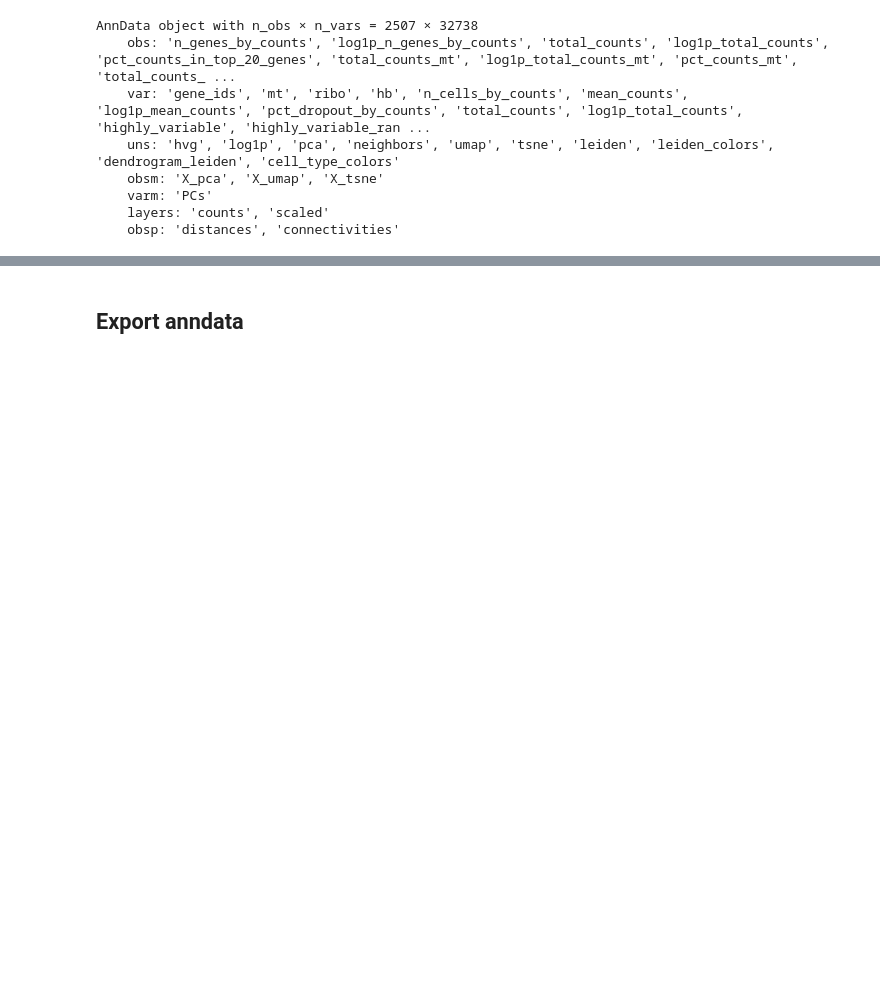
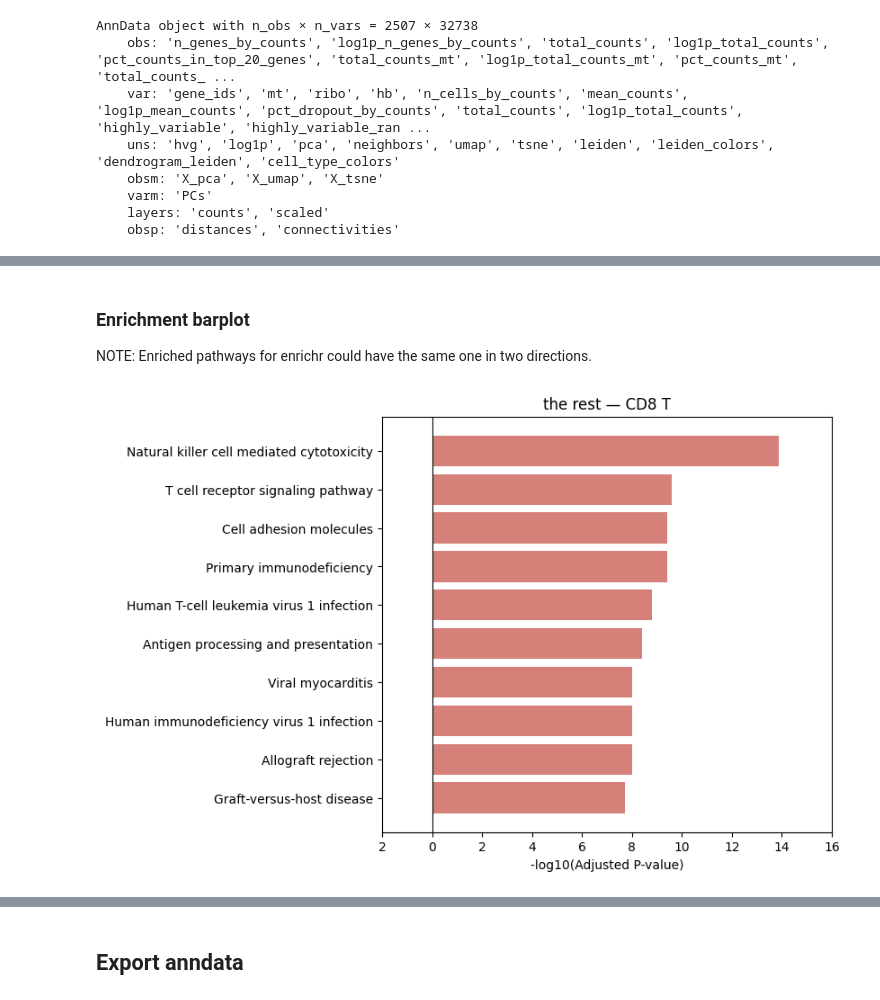
Before and after one commit to Tigerrr07/Tigerrr07, a Jupyter notebook: scripts/scRNA-seq/pipeline.ipynb, the cells around one changed output, grey strips where cells are left out. Cells and saved outputs as stored; diff of their text form; code cells hidden in the pictures; blank space fills up the shorter version.

```diff
--- a/scripts/scRNA-seq/pipline.ipynb
+++ b/scripts/scRNA-seq/pipeline.ipynb
@@ -228,0 +282,13 @@ AnnData object with n_obs × n_vars = 2507 × 32738
+# %% [markdown]
+### Enrichment barplot
+NOTE: Enriched pathways for enrichr could have the same one in two directions.
+# %%
+plot_enrichment_barplot(
+    pos_enr_df,
+    top_n=10,
+    save_path="plots/enrichment_pos_barplot.pdf",
+    title=f"{reference_group} — {compare_group}",
+    show=True
+)
+# %% [output]
+[figure, added]
```
Also changed, not shown: parts of 10 cells of this notebook, 15 other files.
